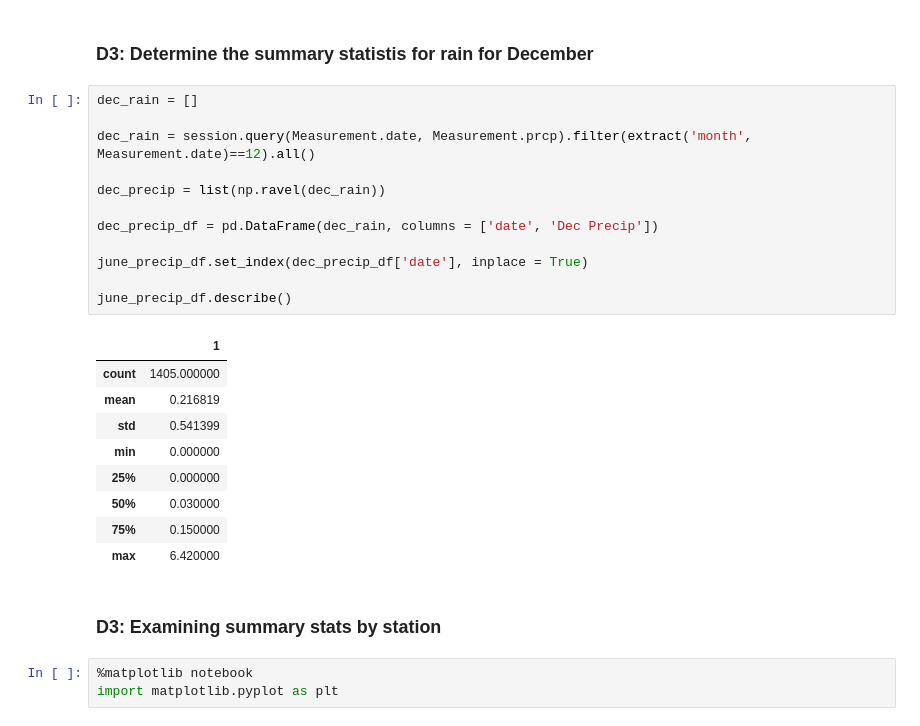
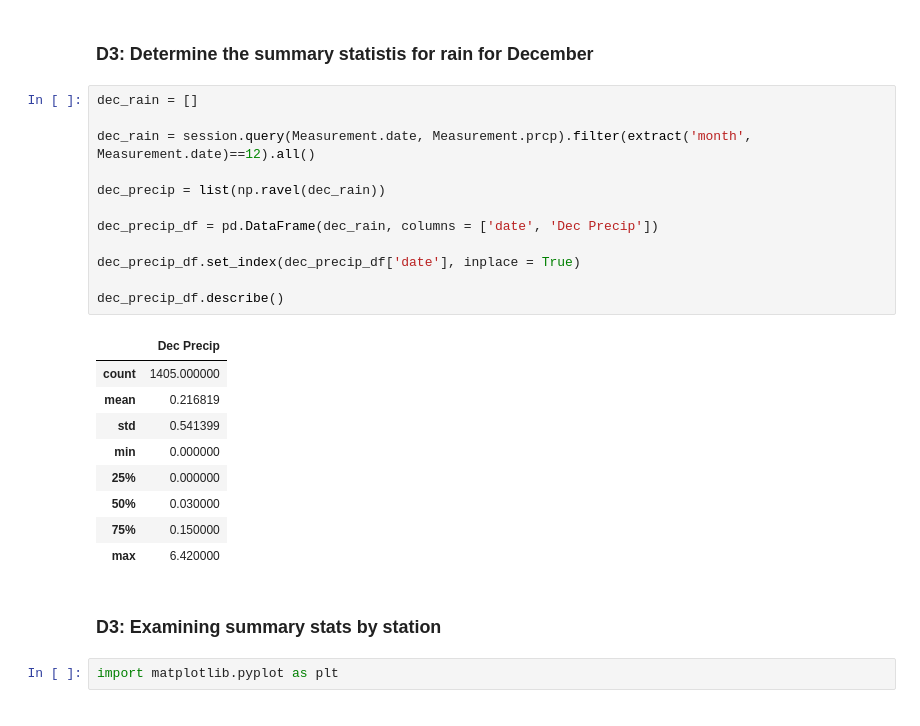
Before and after one commit to profweston/Surfs_Up, a Jupyter notebook: SurfsUp_Challenge.ipynb, the cells around one changed output. Cells and saved outputs as stored; diff of their text form.

```diff
--- a/SurfsUp_Challenge.ipynb
+++ b/SurfsUp_Challenge.ipynb
@@ -124,17 +124,17 @@ june_precip_df.describe()
 # %%
 dec_rain = []
 
 dec_rain = session.query(Measurement.date, Measurement.prcp).filter(extract('month', Measurement.date)==12).all()
 
 dec_precip = list(np.ravel(dec_rain))
 
 dec_precip_df = pd.DataFrame(dec_rain, columns = ['date', 'Dec Precip'])
 
-june_precip_df.set_index(dec_precip_df['date'], inplace = True)
+dec_precip_df.set_index(dec_precip_df['date'], inplace = True)
 
-june_precip_df.describe()
+dec_precip_df.describe()
 # %% [output]
-|  | 1 |
+|  | Dec Precip |
 | count | 1405.000000 |
 | mean | 0.216819 |
 | std | 0.541399 |
@@ -146,7 +146,6 @@ june_precip_df.describe()
 # %% [markdown]
 ### D3: Examining summary stats by station
 # %%
-%matplotlib notebook
 import matplotlib.pyplot as plt
 # %%
 june_temp_station = []
```
Also changed, not shown: parts of 4 cells of this notebook, 7 other files.
